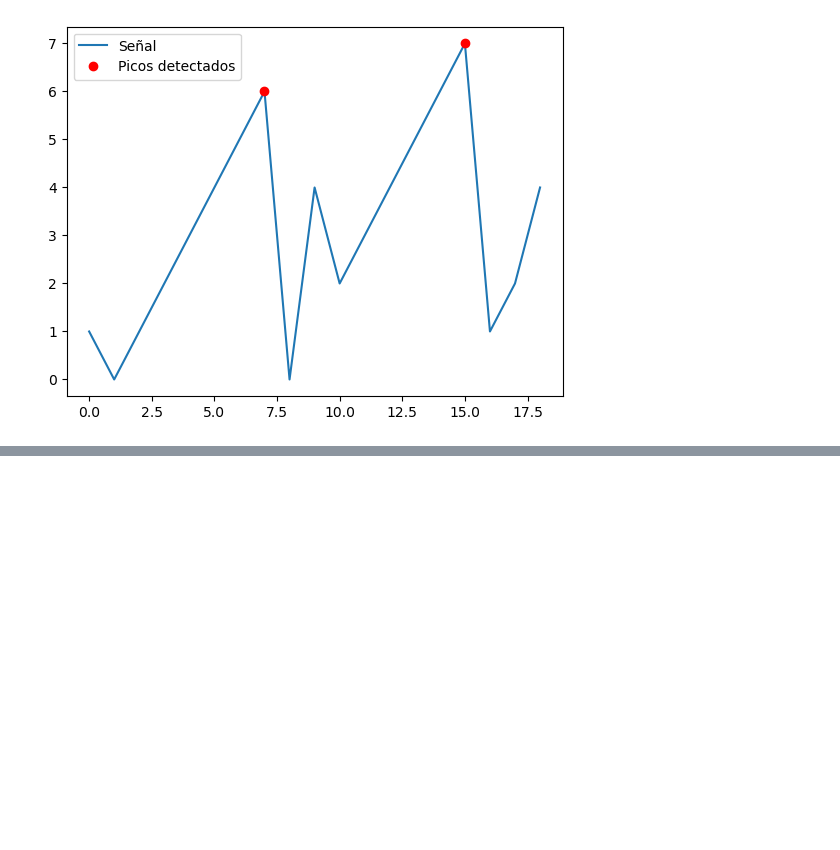
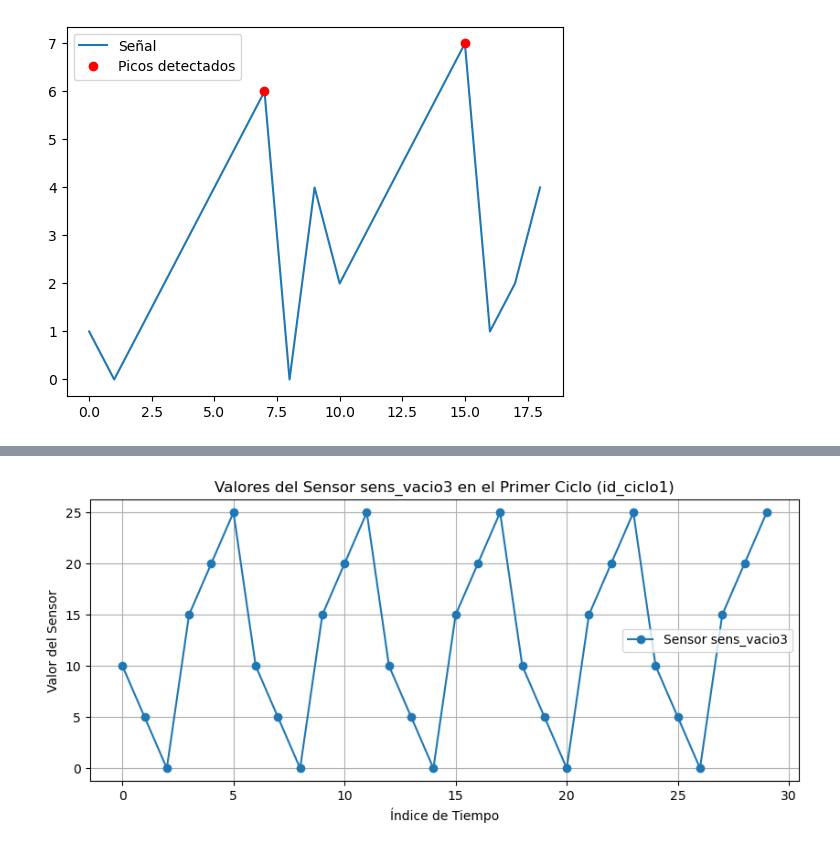
Before and after one commit to hasierzubi/python-data-analytics, a Jupyter notebook: scipy.ipynb, the cells around one changed output, grey strips where cells are left out. Saved outputs shown, nothing was run; the diff lists cells and outputs as text; code cells hidden in the pictures; blank space fills up the shorter version.

```diff
--- a/scipy.ipynb
+++ b/scipy.ipynb
@@ -43,0 +86,5 @@ plt.show()
+# %%
+# Convertir la columna "tiempo" a formato datetime
+df["tiempo"] = pd.to_datetime(df["tiempo"], format="%H:%M:%S")
+
+df.head()  # Para ver los primeros datos
@@ -43,0 +190,10 @@ plt.show()
+# %%
+# Filtrar solo el primer id_ciclo en df_cumplen_filtrado
+primer_ciclo = df_cumplen_filtrado["id_ciclo"].unique()[0]
+df_ciclo = df_cumplen_filtrado[df_cumplen_filtrado["id_ciclo"] == primer_ciclo]
+
+# Obtener los sensores con media > 10 en el primer ciclo
+medias_ciclo = df_medias_vacio[df_medias_vacio["id_ciclo"] == primer_ciclo]
+sensores_filtrados = medias_ciclo[medias_ciclo["media"] > 10]["sensor"].tolist()  # Convertir a lista
+
+print("Sensores que deberían usarse para detectar picos:", sensores_filtrados)
@@ -43,0 +358,28 @@ plt.show()
+# %%
+import matplotlib.pyplot as plt
+import pandas as pd
+
+# Suponiendo que ya tienes los DataFrames cargados: df_cumplen_filtrado y df_medias_vacio
+
+# Obtener el primer ciclo
+primer_ciclo = df_cumplen_filtrado["id_ciclo"].unique()[0]
+
+# Filtrar datos del primer ciclo (primeras 30 filas)
+df_primer_ciclo = df_cumplen_filtrado[df_cumplen_filtrado["id_ciclo"] == primer_ciclo].head(30)
+
+# Obtener los sensores con media > 10 en este ciclo
+medias_primer_ciclo = df_medias_vacio[df_medias_vacio["id_ciclo"] == primer_ciclo]
+sensores_seleccionados = medias_primer_ciclo[medias_primer_ciclo["media"] > 10]["sensor"].tolist()
+
+# Graficar cada sensor en una figura separada
+for sensor in sensores_seleccionados:
+    plt.figure(figsize=(10, 4))
+    plt.plot(df_primer_ciclo[sensor].values, marker='o', linestyle='-', label=f"Sensor {sensor}")
+    plt.title(f"Valores del Sensor {sensor} en el Primer Ciclo ({primer_ciclo})")
+    plt.xlabel("Índice de Tiempo")
+    plt.ylabel("Valor del Sensor")
+    plt.legend()
+    plt.grid(True)
+    plt.show()
+# %% [output]
+[figure, added]
```
Also changed, not shown: parts of 18 cells of this notebook.
